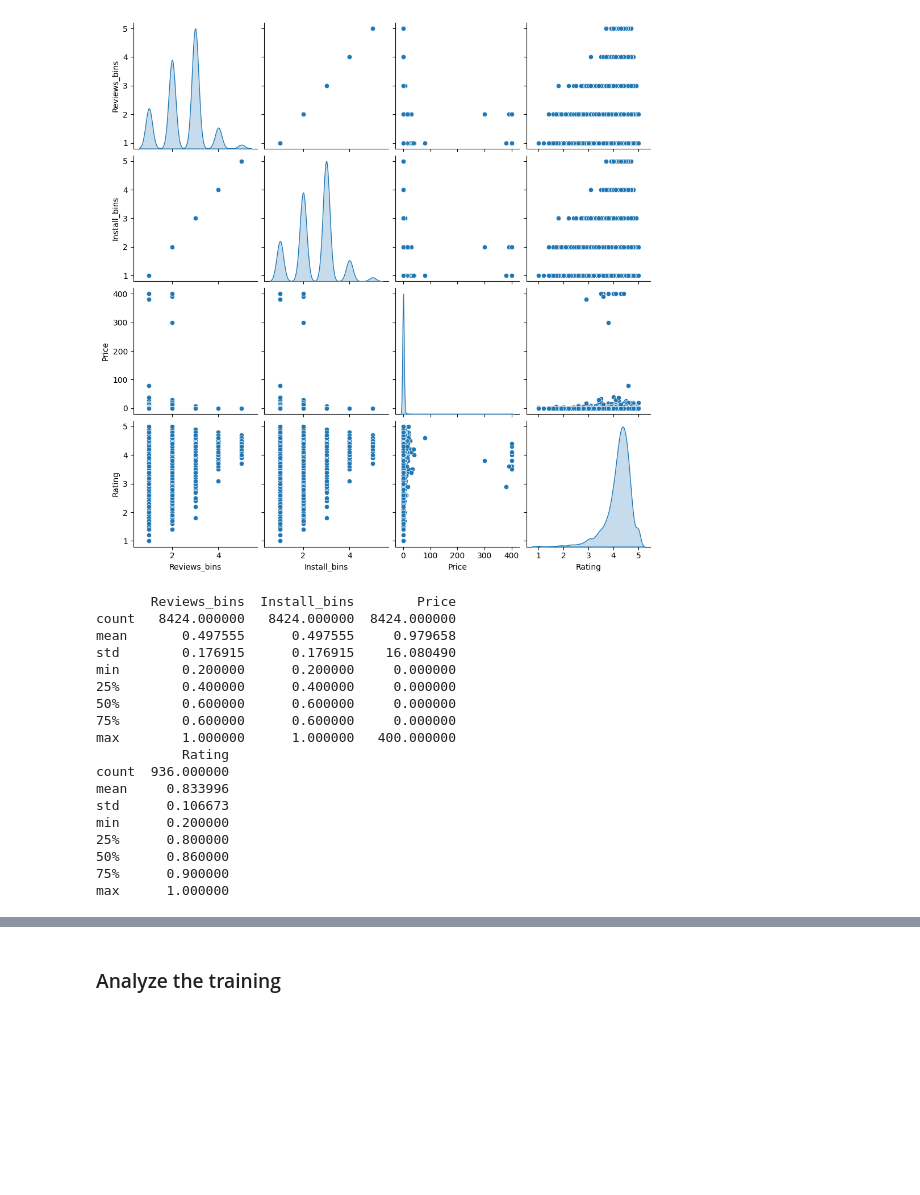
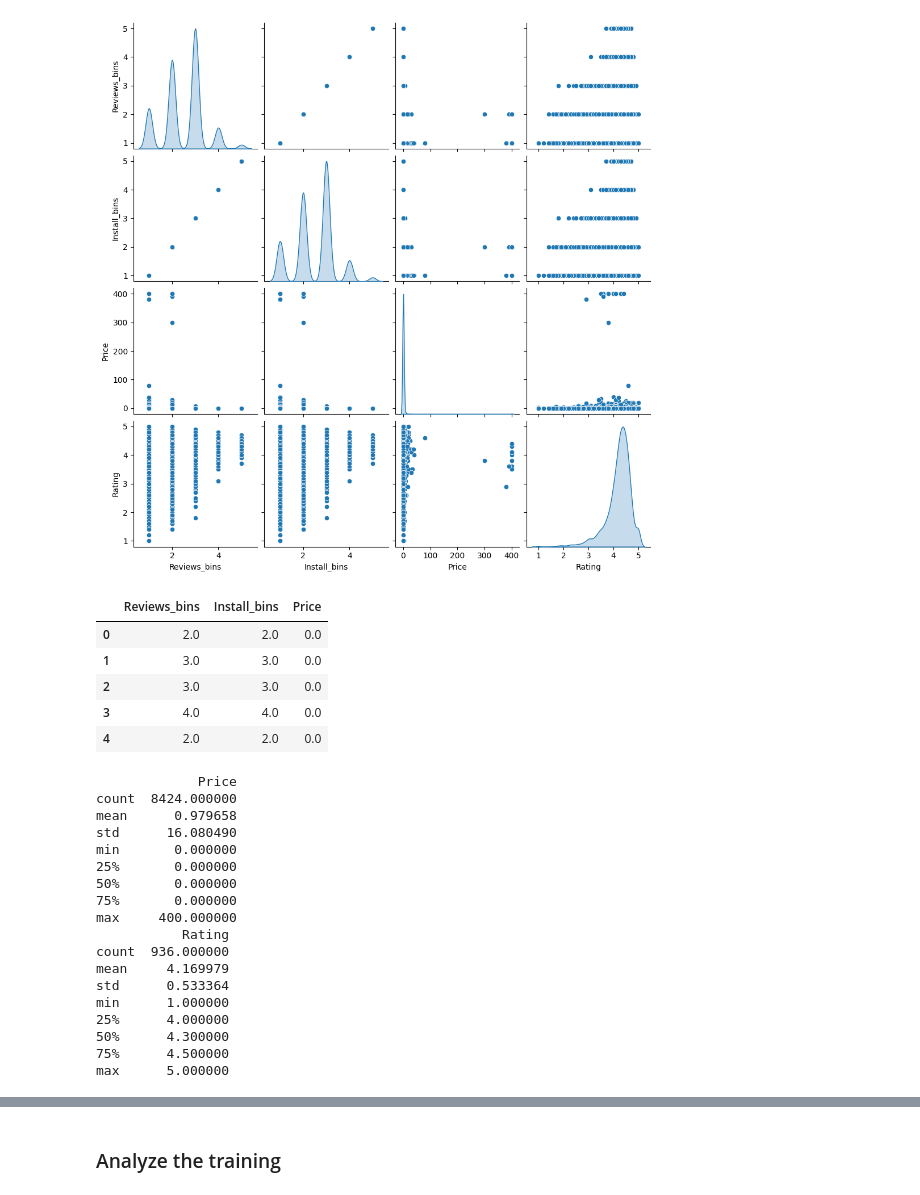
Before and after one commit to snajeebz/GoogleAppStoreDA, a Jupyter notebook: notebook1a804bb997.ipynb, the cells around one changed output, grey strips where cells are left out. Saved outputs shown, nothing was run; the diff lists cells and outputs as text; code cells hidden in the pictures; blank space fills up the shorter version.

```diff
--- a/notebook1a804bb997.ipynb
+++ b/notebook1a804bb997.ipynb
@@ -447,25 +451,39 @@ sns.pairplot(data=train,diag_kind='kde')
 # %% [output]
 <seaborn.axisgrid.PairGrid at 0x...>
 [figure]
+# %%
+X.head()
+# %% [output]
+|  | Reviews_bins | Install_bins | Price |
+| 0 | 2.0 | 2.0 | 0.0 |
+| 1 | 3.0 | 3.0 | 0.0 |
+| 2 | 3.0 | 3.0 | 0.0 |
+| 3 | 4.0 | 4.0 | 0.0 |
+| 4 | 2.0 | 2.0 | 0.0 |
 # %%
+# Let's convert it into classification Data
+
+X=pd.get_dummies(X,columns=['Reviews_bins', 'Install_bins'])
+#y=pd.get_dummies(y,columns=['Rating'])
+X_train,X_test,y_train, y_test=train_test_split(X,y,train_size=0.9, random_state=42)
 print(X_train.describe())
 print(y_test.describe())
 # %% [output]
-       Reviews_bins  Install_bins        Price
-count   8424.000000   8424.000000  8424.000000
-mean       0.497555      0.497555     0.979658
-std        0.176915      0.176915    16.080490
-min        0.200000      0.200000     0.000000
-25%        0.400000      0.400000     0.000000
-50%        0.600000      0.600000     0.000000
-75%        0.600000      0.600000     0.000000
-max        1.000000      1.000000   400.000000
+             Price
+count  8424.000000
+mean      0.979658
+std      16.080490
+min       0.000000
+25%       0.000000
+50%       0.000000
+75%       0.000000
+max     400.000000
            Rating
 count  936.000000
-mean     0.833996
-std      0.106673
-min      0.200000
-25%      0.800000
-50%      0.860000
-75%      0.900000
-max      1.000000
+mean     4.169979
+std      0.533364
+min      1.000000
+25%      4.000000
+50%      4.300000
+75%      4.500000
+max      5.000000
```
Also changed, not shown: parts of 19 cells of this notebook.
